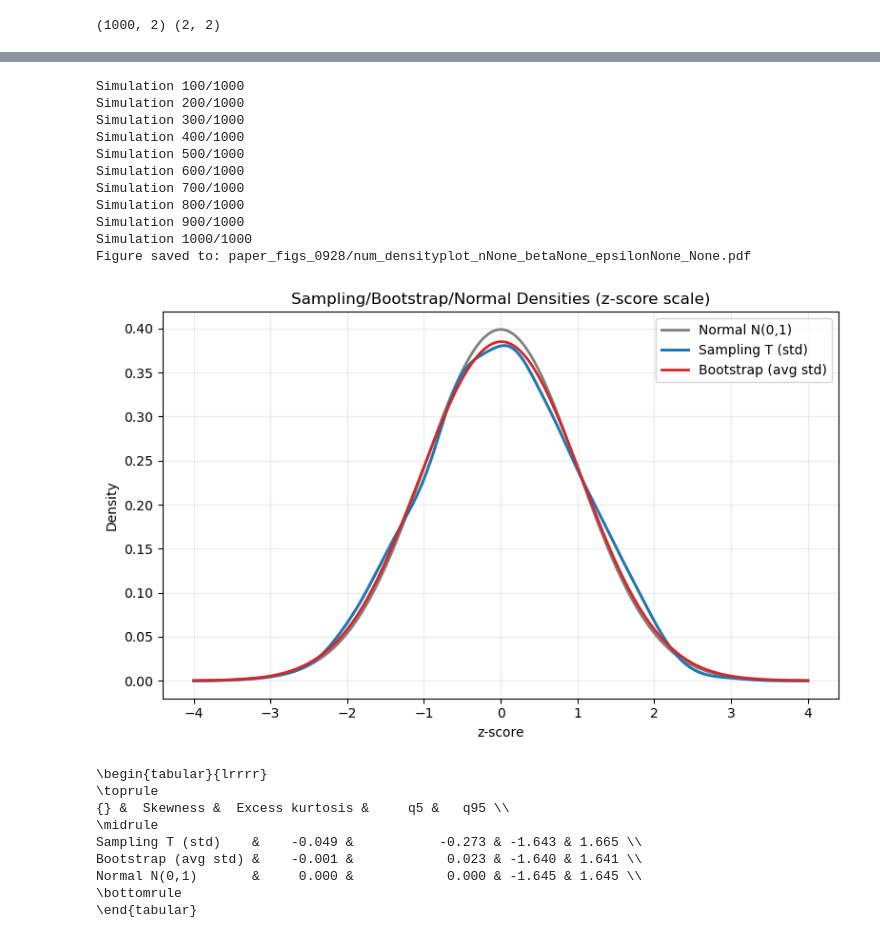
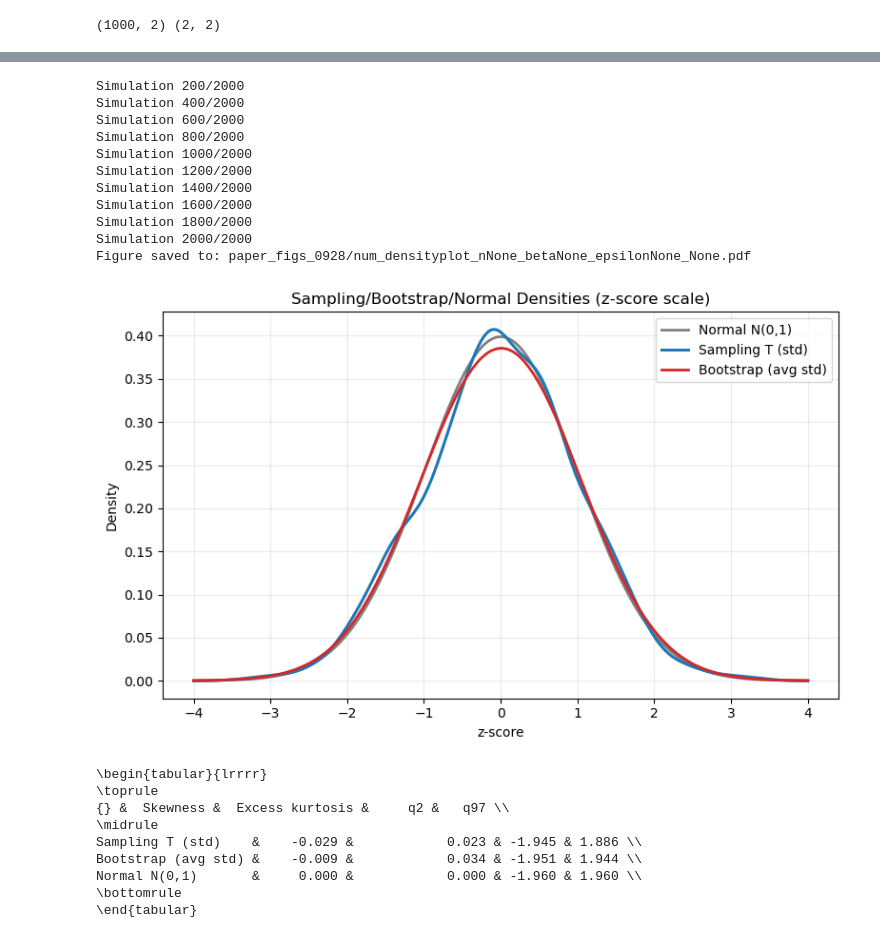
Before and after one commit to ericschulman/testing, a Jupyter notebook: revision_2025/refinement_num_ex.ipynb, the cells around one changed output, grey strips where cells are left out. Saved outputs shown, nothing was run; the diff lists cells and outputs as text; code cells hidden in the pictures.

```diff
--- a/revision_2025/refinement_num_ex.ipynb
+++ b/revision_2025/refinement_num_ex.ipynb
@@ -205,41 +221,41 @@ Normal N(0,1)       &     0.000 &            0.000 & -1.645 & 1.645 \\
 # %%
 #########
 # Example usage:
 
 beta = .25
 nobs = 100
 data_tuned_epsilon = True
 
 setup_shi_ex = lambda yn,xn: setup_shi(yn,xn)
 gen_data_ex = lambda : gen_data(nobs=nobs, a=beta)
 
 
 results = density_and_summary(
     setup_shi_ex,gen_data_ex,
-    num_sims=num_sims, trials=trials,
+    num_sims=num_sims, trials=trials,kde=kde,
     epsilon=epsilon, seed=2024, data_tuned_epsilon= data_tuned_epsilon)
 
 plot_zscore_densities(results, title="Sampling/Bootstrap/Normal Densities (z-score scale)")
 print_latex_summary(results)
 # %% [output]
-Simulation 100/1000
-Simulation 200/1000
-Simulation 300/1000
-Simulation 400/1000
-Simulation 500/1000
-Simulation 600/1000
-Simulation 700/1000
-Simulation 800/1000
-Simulation 900/1000
-Simulation 1000/1000
+Simulation 200/2000
+Simulation 400/2000
+Simulation 600/2000
+Simulation 800/2000
+Simulation 1000/2000
+Simulation 1200/2000
+Simulation 1400/2000
+Simulation 1600/2000
+Simulation 1800/2000
+Simulation 2000/2000
 Figure saved to: paper_figs_0928/num_densityplot_nNone_betaNone_epsilonNone_None.pdf
-[figure, old version]
+[figure, new version]
 \begin{tabular}{lrrrr}
 \toprule
-{} &  Skewness &  Excess kurtosis &     q5 &   q95 \\
+{} &  Skewness &  Excess kurtosis &     q2 &   q97 \\
 \midrule
-Sampling T (std)    &    -0.049 &           -0.273 & -1.643 & 1.665 \\
-Bootstrap (avg std) &    -0.001 &            0.023 & -1.640 & 1.641 \\
-Normal N(0,1)       &     0.000 &            0.000 & -1.645 & 1.645 \\
+Sampling T (std)    &    -0.029 &            0.023 & -1.945 & 1.886 \\
+Bootstrap (avg std) &    -0.009 &            0.034 & -1.951 & 1.944 \\
+Normal N(0,1)       &     0.000 &            0.000 & -1.960 & 1.960 \\
 \bottomrule
 \end{tabular}
```
Also changed, not shown: parts of 1 cell of this notebook, 1 other file.
